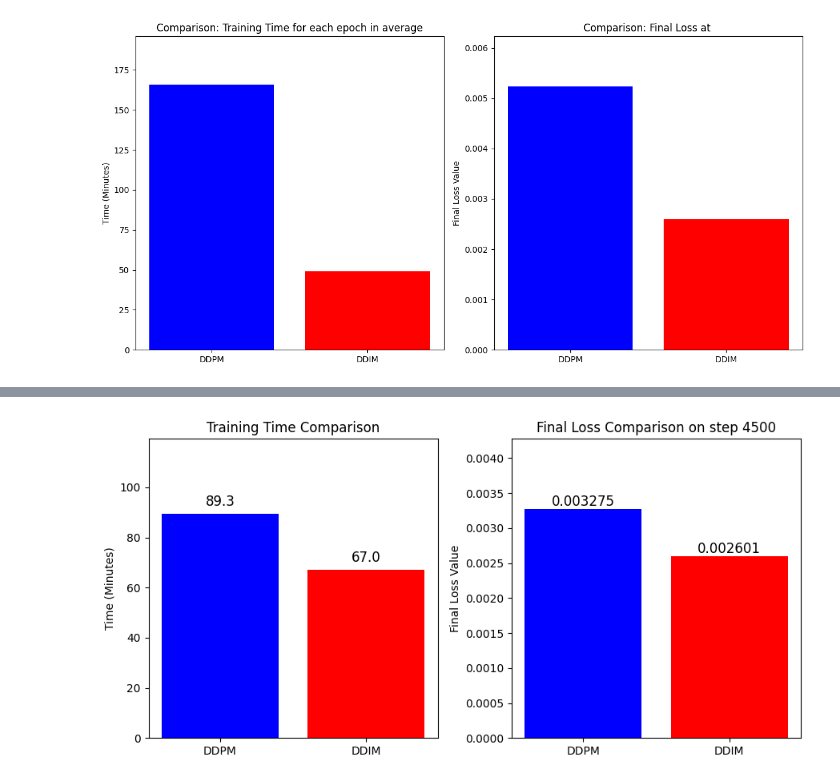
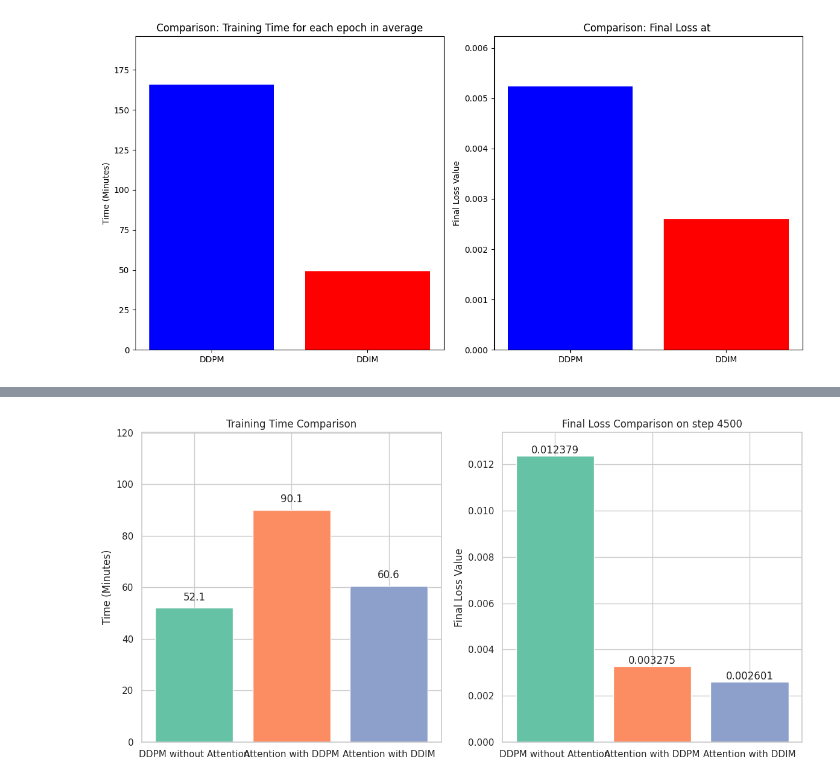
Before and after one commit to HaibinLai/CrashSimGen, a Jupyter notebook: Attention/DDIM_speed_visualize.ipynb, the cells around one changed output, grey strips where cells are left out. Cells and saved outputs as stored; diff of their text form; code cells hidden in the pictures.

```diff
--- a/Attention/DDIM_speed_visualize.ipynb
+++ b/Attention/DDIM_speed_visualize.ipynb
@@ -44,57 +119,60 @@ plt.show()
 # %%
 import matplotlib.pyplot as plt
 import numpy as np
+import seaborn as sns
 
 # 假设的数据
-models = ['DDPM', 'DDIM']
+models = ['DDPM without Attention', 'Attention with DDPM', 'Attention with DDIM']
 
 # 训练时长（以分钟为单位）
-time_minutes = [89.3 , 67.01]  # DDPM 的时间是 2小时46分钟，DDIM 的时间是 49分钟
+time_minutes = [52.1, 90.1, 60.6]
 
 # 最终损失值
-final_loss = [0.00327464
-
-
-, 0.002600512
-]  #  DDPM , DDIM
+final_loss = [0.012378881, 0.00327464, 0.002600512]
 
 # 设置位置
 x = np.arange(len(models))
 
 # 创建图形
-fig, (ax1, ax2) = plt.subplots(1, 2, figsize=(9, 4.5))
+fig, (ax1, ax2) = plt.subplots(1, 2, figsize=(12, 6))
+
+# 使用seaborn调色板
+palette = sns.color_palette("Set2", len(models))
 
 # 绘制训练时长条形图
-bars1 = ax1.bar(x, time_minutes, color=['blue', 'red'])
+bars1 = ax1.bar(x, time_minutes, color=palette)
 ax1.set_title('Training Time Comparison')
 ax1.set_ylabel('Time (Minutes)')
 ax1.set_xticks(x)
 ax1.set_xticklabels(models)
 ax1.set_ylim(0, max(time_minutes) + 30)  # 给y轴留一点空间
 
 # 在训练时长条形图上添加数字标签
 for i, bar in enumerate(bars1):
     ax1.text(bar.get_x() + bar.get_width() / 2, bar.get_height() + 2,  # x, y 坐标
              f'{bar.get_height():.1f}',  # 显示数字，保留1位小数
              ha='center', va='bottom', fontsize=12)
 
 # 绘制最终损失值条形图
-bars2 = ax2.bar(x, final_loss, color=['blue', 'red'])
+bars2 = ax2.bar(x, final_loss, color=palette)
 ax2.set_title('Final Loss Comparison on step 4500')
 ax2.set_ylabel('Final Loss Value')
 ax2.set_xticks(x)
 ax2.set_xticklabels(models)
 ax2.set_ylim(0, max(final_loss) + 0.001)  # 给y轴留一点空间
 
 # 在最终损失值条形图上添加数字标签
 for i, bar in enumerate(bars2):
-    ax2.text(bar.get_x() + bar.get_width() / 2, bar.get_height() ,  # x, y 坐标
-             f'{bar.get_height():.6f}',  # 显示数字，
+    ax2.text(bar.get_x() + bar.get_width() / 2, bar.get_height(),  # x, y 坐标
+             f'{bar.get_height():.6f}',  # 显示数字
              ha='center', va='bottom', fontsize=12)
+
+# 设置Seaborn样式
+sns.set(style="whitegrid")
 
 # 显示图形
 plt.tight_layout()
-plt.savefig('comparison_on_time.png')
+plt.savefig('comparison_on_time_seaborn.png')
 plt.show()
 # %% [output]
-[figure, old version]
+[figure, new version]
```
Also changed, not shown: parts of 3 cells of this notebook, 11 other files.
